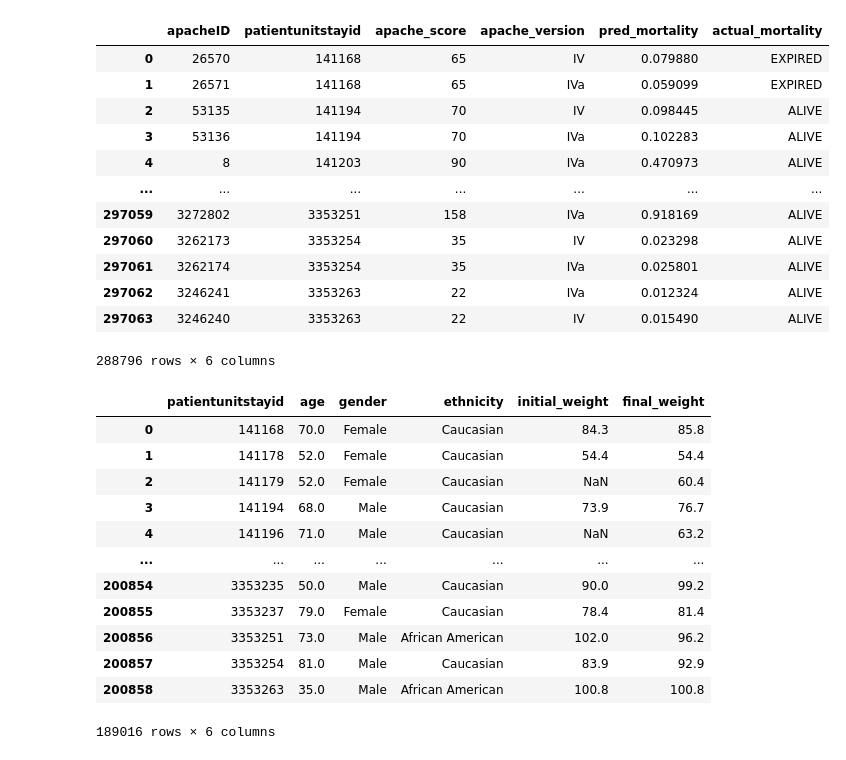
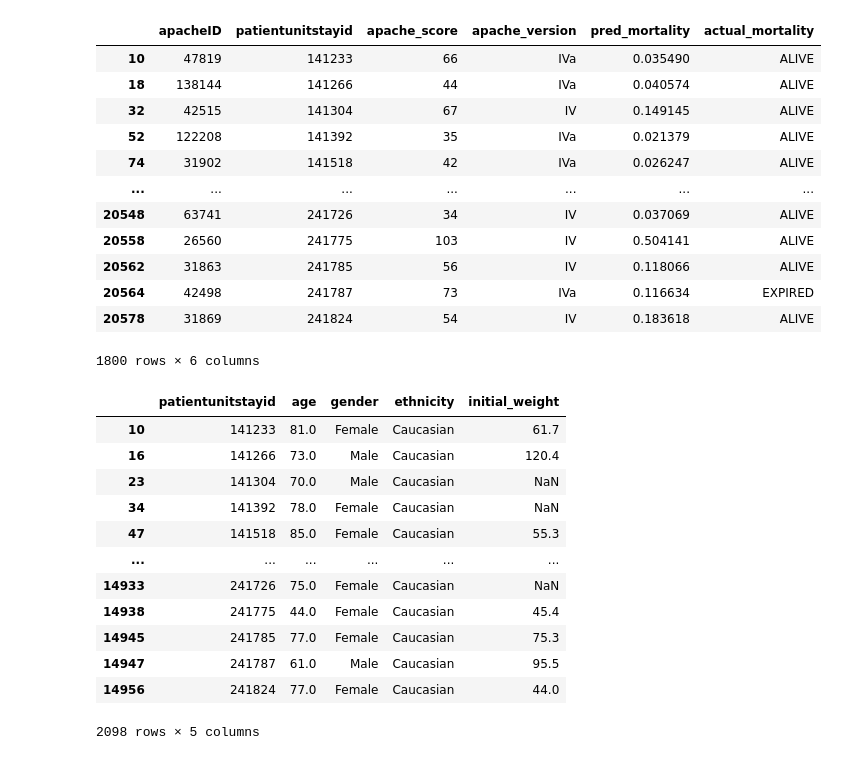
Before and after one commit to jhn-nt/hcrbct, a Jupyter notebook: bench.ipynb, the cells around one changed output. Saved outputs shown, nothing was run; the diff lists cells and outputs as text; code cells hidden in the pictures.

Commit message:
updated table1, analysis on offsets hgb readings

```diff
--- a/bench.ipynb
+++ b/bench.ipynb
@@ -63,28 +66,33 @@ blood_loss_df
 | 14568 | 210543 | 13898965 | 9142 | Blood Loss | 250.0 | ml |
 | 14569 | 158094 | 13341046 | 339 | Blood Loss | 1000.0 | ml |
 14570 rows × 6 columns
-# %%
-def filter_ids(df, ids=hgb_df['patientunitstayid']):
-    return df[df['patientunitstayid'].isin(ids)]
+# %%
+ids=transfusion_df['patientunitstayid'].drop_duplicates() # unique ids for all patients to be included
+ids=np.array(ids)
+# filter any df to only keep patients to be in the study
+def filter_ids(df, ids=ids):
+    return df[df['patientunitstayid'].isin(ids)]
 # %%
 query=open(PROCEDURES / "apache.sql","r").read()
 apache=read_gbq(query,project_id=PROJECT_ID)
-apache=apache[apache['patientunitstayid'].isin(ids)]
+apache=filter_ids(apache)
+# dropping duplicated patients with multiple apache_score for each apache_version
+apache=apache.drop_duplicates(subset='patientunitstayid', keep='first')
 apache
 # %% [output]
 |  | apacheID | patientunitstayid | apache_score | apache_version | pred_mortality | actual_mortality |
-| 0 | 26570 | 141168 | 65 | IV | 0.079880 | EXPIRED |
-| 1 | 26571 | 141168 | 65 | IVa | 0.059099 | EXPIRED |
-| 2 | 53135 | 141194 | 70 | IV | 0.098445 | ALIVE |
-| 3 | 53136 | 141194 | 70 | IVa | 0.102283 | ALIVE |
-| 4 | 8 | 141203 | 90 | IVa | 0.470973 | ALIVE |
+| 10 | 47819 | 141233 | 66 | IVa | 0.035490 | ALIVE |
+| 18 | 138144 | 141266 | 44 | IVa | 0.040574 | ALIVE |
+| 32 | 42515 | 141304 | 67 | IV | 0.149145 | ALIVE |
+| 52 | 122208 | 141392 | 35 | IVa | 0.021379 | ALIVE |
+| 74 | 31902 | 141518 | 42 | IVa | 0.026247 | ALIVE |
 | ... | ... | ... | ... | ... | ... | ... |
-| 297059 | 3272802 | 3353251 | 158 | IVa | 0.918169 | ALIVE |
-| 297060 | 3262173 | 3353254 | 35 | IV | 0.023298 | ALIVE |
-| 297061 | 3262174 | 3353254 | 35 | IVa | 0.025801 | ALIVE |
-| 297062 | 3246241 | 3353263 | 22 | IVa | 0.012324 | ALIVE |
-| 297063 | 3246240 | 3353263 | 22 | IV | 0.015490 | ALIVE |
+| 20548 | 63741 | 241726 | 34 | IV | 0.037069 | ALIVE |
+| 20558 | 26560 | 241775 | 103 | IV | 0.504141 | ALIVE |
+| 20562 | 31863 | 241785 | 56 | IV | 0.118066 | ALIVE |
+| 20564 | 42498 | 241787 | 73 | IVa | 0.116634 | EXPIRED |
+| 20578 | 31869 | 241824 | 54 | IV | 0.183618 | ALIVE |
-288796 rows × 6 columns
+1800 rows × 6 columns
 # %%
 query=open(PROCEDURES / "demographics.sql","r").read()
 demographics=read_gbq(query,project_id=PROJECT_ID)
@@ -92,19 +100,19 @@ demographics=filter_ids(demographics)
 demographics['age'] = pd.to_numeric(demographics['age'], errors='coerce')
 demographics
 # %% [output]
-|  | patientunitstayid | age | gender | ethnicity | initial_weight | final_weight |
-| 0 | 141168 | 70.0 | Female | Caucasian | 84.3 | 85.8 |
-| 1 | 141178 | 52.0 | Female | Caucasian | 54.4 | 54.4 |
-| 2 | 141179 | 52.0 | Female | Caucasian | NaN | 60.4 |
-| 3 | 141194 | 68.0 | Male | Caucasian | 73.9 | 76.7 |
-| 4 | 141196 | 71.0 | Male | Caucasian | NaN | 63.2 |
-| ... | ... | ... | ... | ... | ... | ... |
-| 200854 | 3353235 | 50.0 | Male | Caucasian | 90.0 | 99.2 |
-| 200855 | 3353237 | 79.0 | Female | Caucasian | 78.4 | 81.4 |
-| 200856 | 3353251 | 73.0 | Male | African American | 102.0 | 96.2 |
-| 200857 | 3353254 | 81.0 | Male | Caucasian | 83.9 | 92.9 |
-| 200858 | 3353263 | 35.0 | Male | African American | 100.8 | 100.8 |
+|  | patientunitstayid | age | gender | ethnicity | initial_weight |
+| 10 | 141233 | 81.0 | Female | Caucasian | 61.7 |
+| 16 | 141266 | 73.0 | Male | Caucasian | 120.4 |
+| 23 | 141304 | 70.0 | Male | Caucasian | NaN |
+| 34 | 141392 | 78.0 | Female | Caucasian | NaN |
+| 47 | 141518 | 85.0 | Female | Caucasian | 55.3 |
+| ... | ... | ... | ... | ... | ... |
+| 14933 | 241726 | 75.0 | Female | Caucasian | NaN |
+| 14938 | 241775 | 44.0 | Female | Caucasian | 45.4 |
+| 14945 | 241785 | 77.0 | Female | Caucasian | 75.3 |
+| 14947 | 241787 | 61.0 | Male | Caucasian | 95.5 |
+| 14956 | 241824 | 77.0 | Female | Caucasian | 44.0 |
-189016 rows × 6 columns
+2098 rows × 5 columns
 # %%
 demographics.info()
 # %% [output]
```
Also changed, not shown: parts of 17 cells of this notebook.
